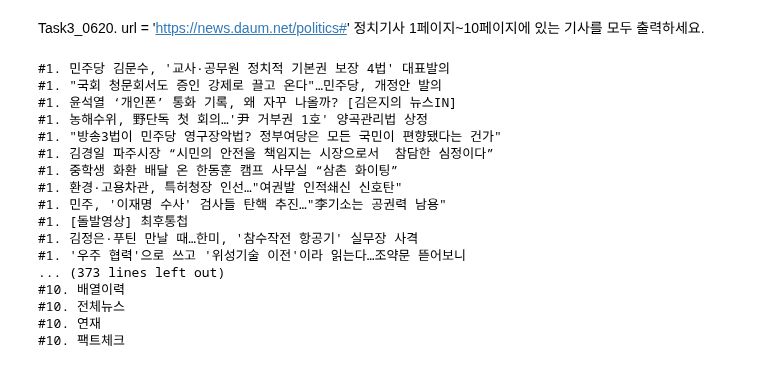
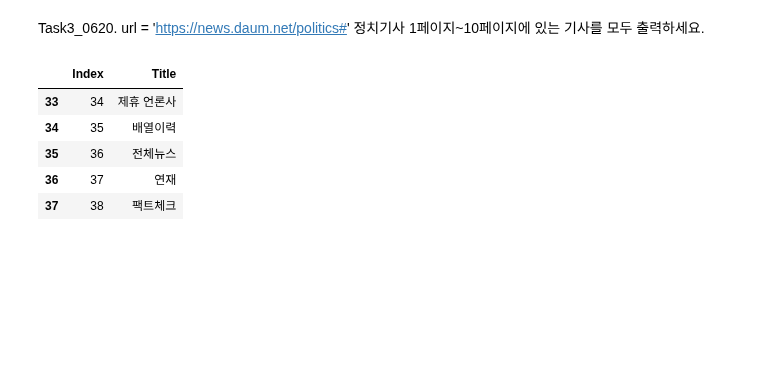
Before and after one commit to Kimhang-KDT/kita_2404, a Jupyter notebook: m3_분석 라이브러리/crawling/m3_20240620 Task.ipynb, the cells around one changed output. Cells and saved outputs as stored; diff of their text form; code cells hidden in the pictures; blank space fills up the shorter version.

```diff
--- a/m3_분석 라이브러리/crawling/m3_20240620 Task.ipynb
+++ b/m3_분석 라이브러리/crawling/m3_20240620 Task.ipynb
@@ -90,33 +84,29 @@ headers = {"User-Agent":"Mozilla/5.0 (Windows NT 10.0; Win64; x64) AppleWebKit/5
 
 url = 'https://news.daum.net/politics#{}'
 
-titles = []
 for i in range(1,11):
   #res = rq.get(url+str(i), headers=headers)
   res = rq.get(url.format(str(i)), headers=headers)
   soup = BeautifulSoup(res.text, 'html.parser')
   lines = soup.select('a.link_txt')
-  for line in lines:
-    print(f"#{i}. {line.text}")
-  print()
+  titles = [line.text for line in lines]
+
+df = pd.DataFrame({
+  'Index':range(1,len(titles)+1),
+  'Title':titles
+})
+df.to_csv('news_titles2.csv', index=None)
-# %% [output]
-#1. 민주당 김문수, '교사·공무원 정치적 기본권 보장 4법' 대표발의
-#1. "국회 청문회서도 증인 강제로 끌고 온다"…민주당, 개정안 발의
-#1. 윤석열 ‘개인폰’ 통화 기록, 왜 자꾸 나올까? [김은지의 뉴스IN]
-#1. 농해수위, 野단독 첫 회의…'尹 거부권 1호' 양곡관리법 상정
-#1. "방송3법이 민주당 영구장악법? 정부여당은 모든 국민이 편향됐다는 건가"
-#1. 김경일 파주시장 “시민의 안전을 책임지는 시장으로서  참담한 심정이다”
-#1. 중학생 화환 배달 온 한동훈 캠프 사무실 “삼촌 화이팅”
-#1. 환경·고용차관, 특허청장 인선…"여권발 인적쇄신 신호탄"
-#1. 민주, '이재명 수사' 검사들 탄핵 추진…"李기소는 공권력 남용"
-#1. [돌발영상] 최후통첩
-#1. 김정은·푸틴 만날 때…한미, '참수작전 항공기' 실무장 사격
-#1. '우주 협력'으로 쓰고 '위성기술 이전'이라 읽는다…조약문 뜯어보니
-... (373 lines left out)
-#10. 배열이력
-#10. 전체뉴스
-#10. 연재
-#10. 팩트체크
+# %%
+df = pd.read_csv('news_titles2.csv')
+
+df.tail()
+# %% [output]
+|  | Index | Title |
+| 33 | 34 | 제휴 언론사 |
+| 34 | 35 | 배열이력 |
+| 35 | 36 | 전체뉴스 |
+| 36 | 37 | 연재 |
+| 37 | 38 | 팩트체크 |
 # %%
 import requests as rq
 import pandas as pd
```
Also changed, not shown: parts of 5 cells of this notebook.
